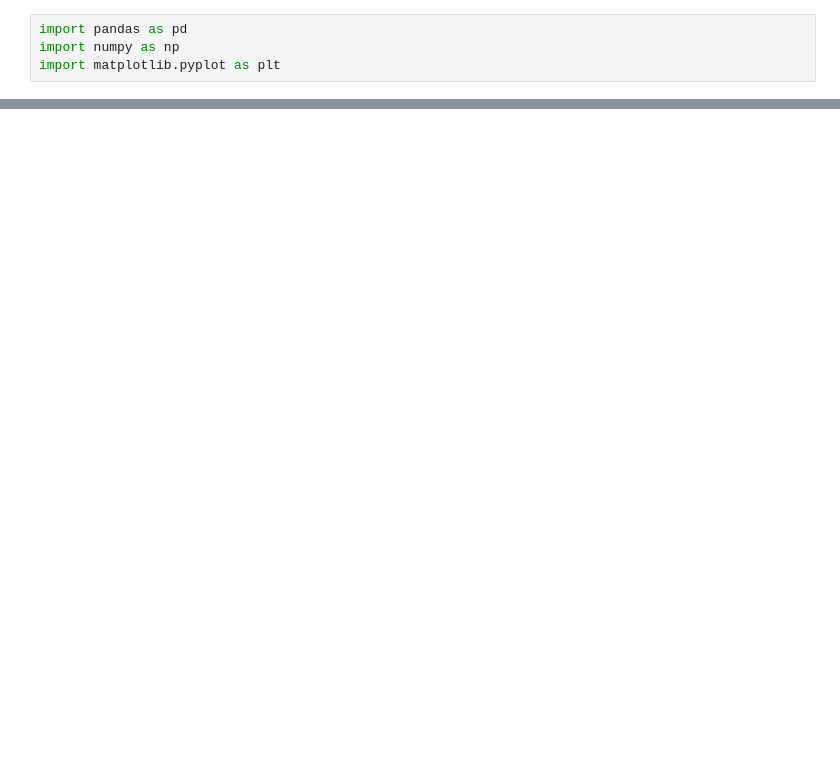
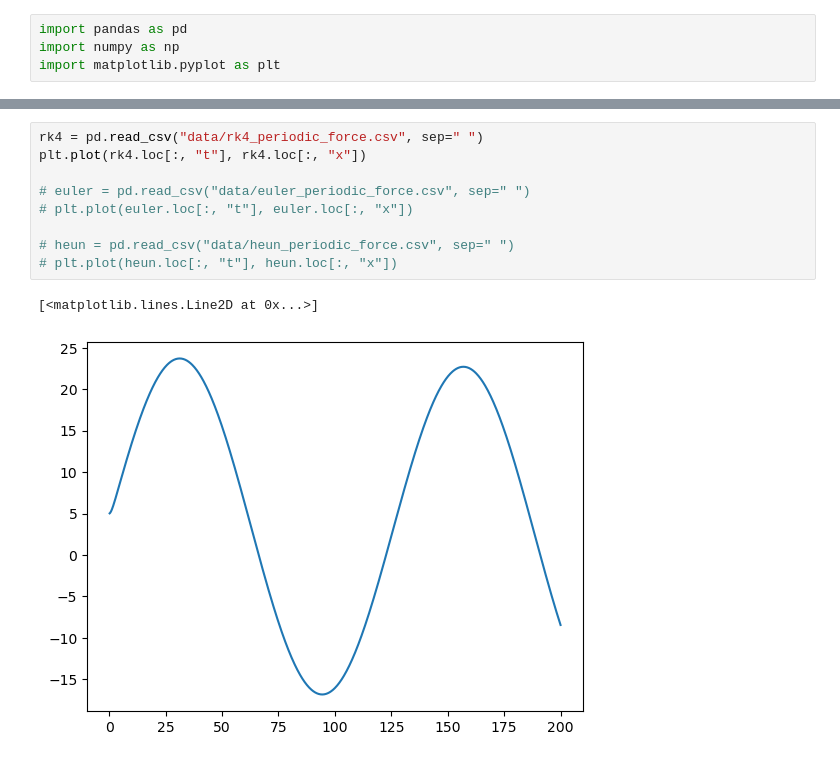
Before and after one commit to danros239/Physmod_term1, a Jupyter notebook: graphs.ipynb, the cells around one changed output, grey strips where cells are left out. Drawn from its saved outputs; the diff is of its cells as text; blank space fills up the shorter version.

Commit message:
implemented periodic force

```diff
--- a/graphs.ipynb
+++ b/graphs.ipynb
@@ -19,0 +37,12 @@ plt.plot(heun.loc[:, "t"], heun.loc[:, "x"])
+# %%
+rk4 = pd.read_csv("data/rk4_periodic_force.csv", sep=" ")
+plt.plot(rk4.loc[:, "t"], rk4.loc[:, "x"])
+
+# euler = pd.read_csv("data/euler_periodic_force.csv", sep=" ")
+# plt.plot(euler.loc[:, "t"], euler.loc[:, "x"])
+
+# heun = pd.read_csv("data/heun_periodic_force.csv", sep=" ")
+# plt.plot(heun.loc[:, "t"], heun.loc[:, "x"])
+# %% [output]
+[<matplotlib.lines.Line2D at 0x...>]
+[figure, added]
```
Also changed, not shown: parts of 3 cells of this notebook, 11 other files.
